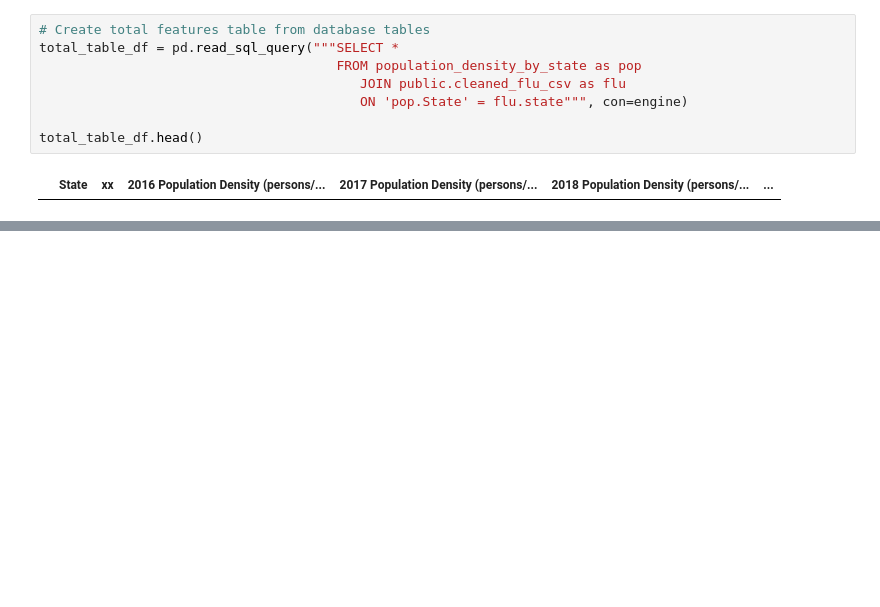
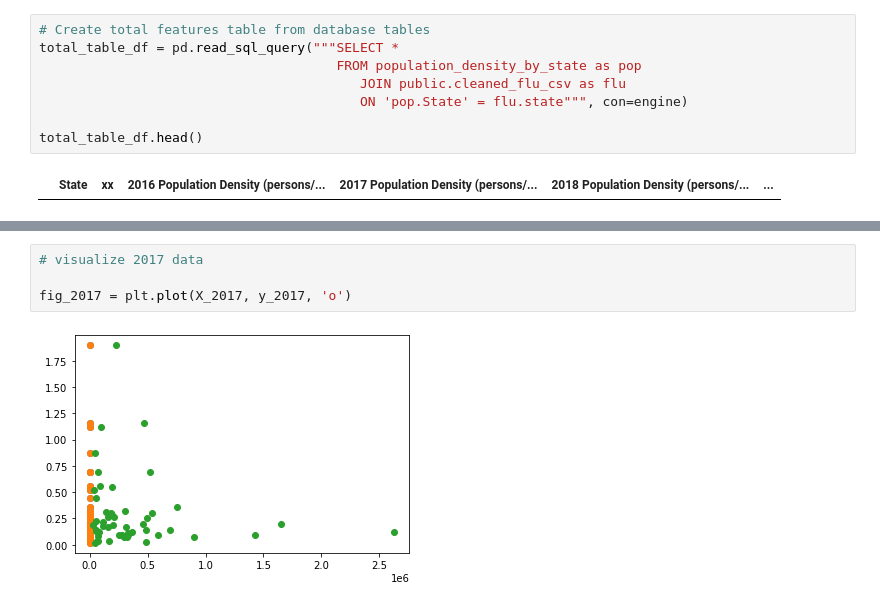
Before and after one commit to lindsera1/GoingViral, a Jupyter notebook: multi_linear_regression.ipynb, the cells around one changed output, grey strips where cells are left out. Cells and saved outputs as stored; diff of their text form; blank space fills up the shorter version.

```diff
--- a/multi_linear_regression.ipynb
+++ b/multi_linear_regression.ipynb
@@ -98,0 +158,6 @@ flu_factors_df.head()
+# %%
+# visualize 2017 data
+
+fig_2017 = plt.plot(X_2017, y_2017, 'o')
+# %% [output]
+[figure, added]
```
Also changed, not shown: parts of 27 cells of this notebook, 1 other file.
